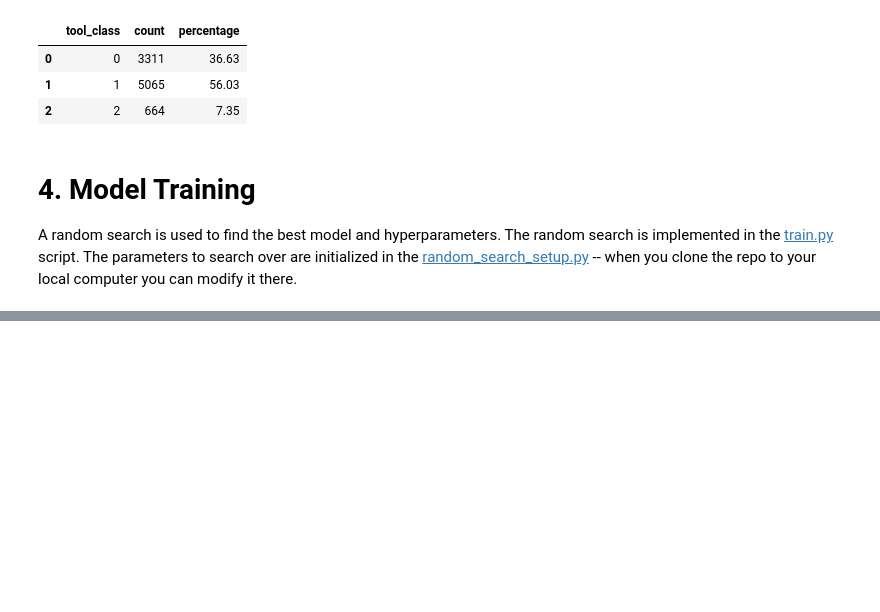
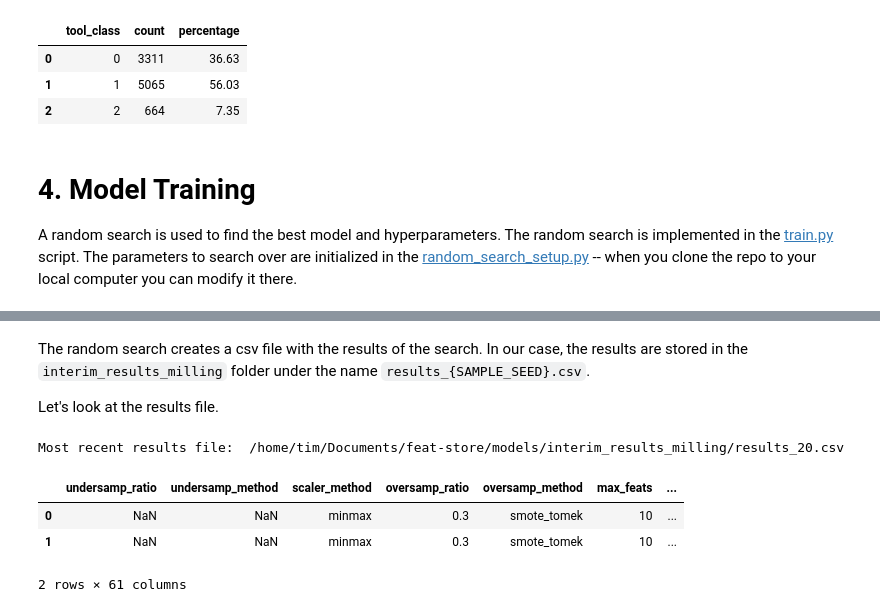
Before and after one commit to tvhahn/tspipe, a Jupyter notebook: notebooks/milling-reproduction.ipynb, the cells around one changed output, grey strips where cells are left out. Cells and saved outputs as stored; diff of their text form; code cells hidden in the pictures; blank space fills up the shorter version.

```diff
--- a/notebooks/milling-reproduction.ipynb
+++ b/notebooks/milling-reproduction.ipynb
@@ -268,0 +273,23 @@ x_train shape: (9673, 10)
+# %% [markdown]
+The random search creates a csv file with the results of the search. In our case, the results are stored in the `interim_results_milling` folder under the name `results_{SAMPLE_SEED}.csv`.
+
+Let's look at the results file.
+# %%
+path_interim_results_dir = proj_dir / 'models' / SAVE_DIR_NAME
+
+# use path to find all the files in the path_interim_results_dir
+# and get the latest one
+list_of_files = glob.glob(str(path_interim_results_dir / '*.csv'))
+latest_file = max(list_of_files, key=os.path.getctime)
+
+print("Most recent results file: ", latest_file)
+# %% [output]
+Most recent results file:  /home/tim/Documents/feat-store/models/interim_results_milling/results_20.csv
+# %%
+df_results = pd.read_csv(Path(latest_file))
+df_results.head()
+# %% [output]
+|  | undersamp_ratio | undersamp_method | scaler_method | oversamp_ratio | oversamp_method | max_feats | ... |
+| 0 | NaN | NaN | minmax | 0.3 | smote_tomek | 10 | ... |
+| 1 | NaN | NaN | minmax | 0.3 | smote_tomek | 10 | ... |
+2 rows × 61 columns
```
Also changed, not shown: parts of 7 cells of this notebook, 1 other file.
